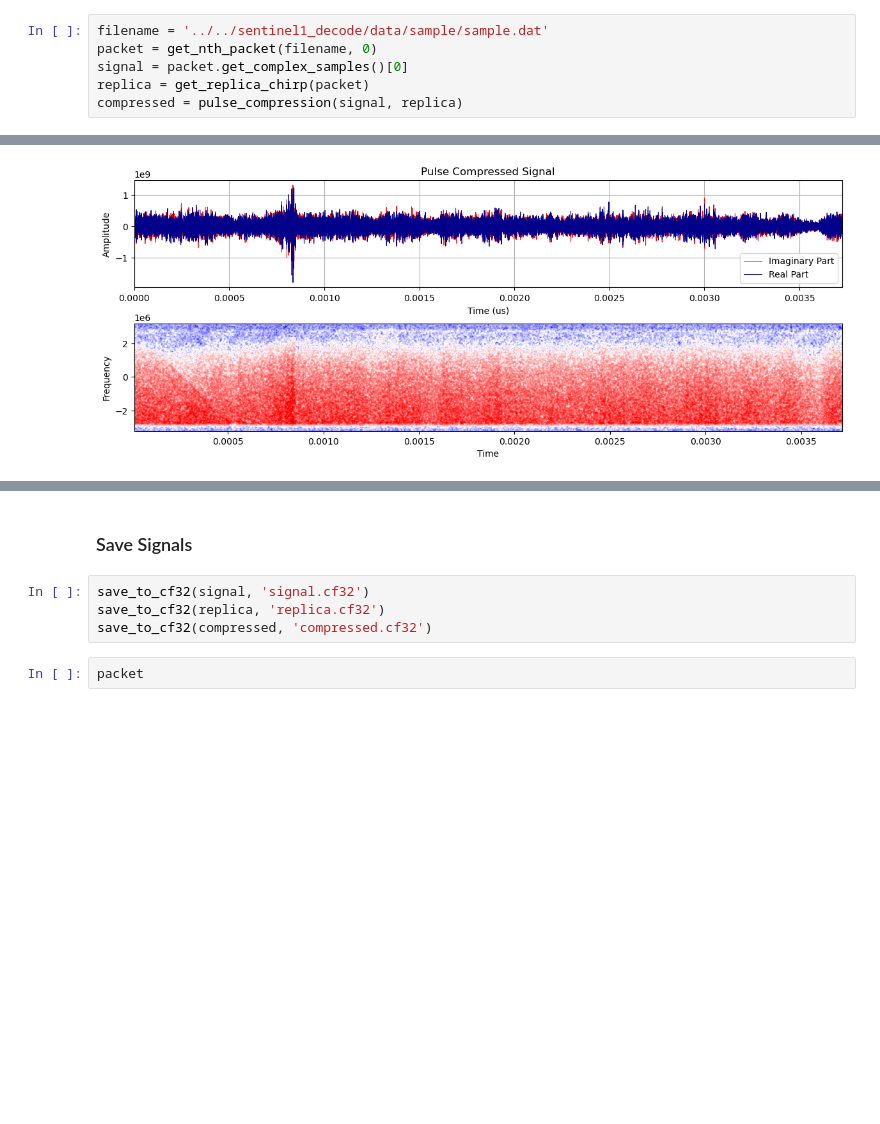
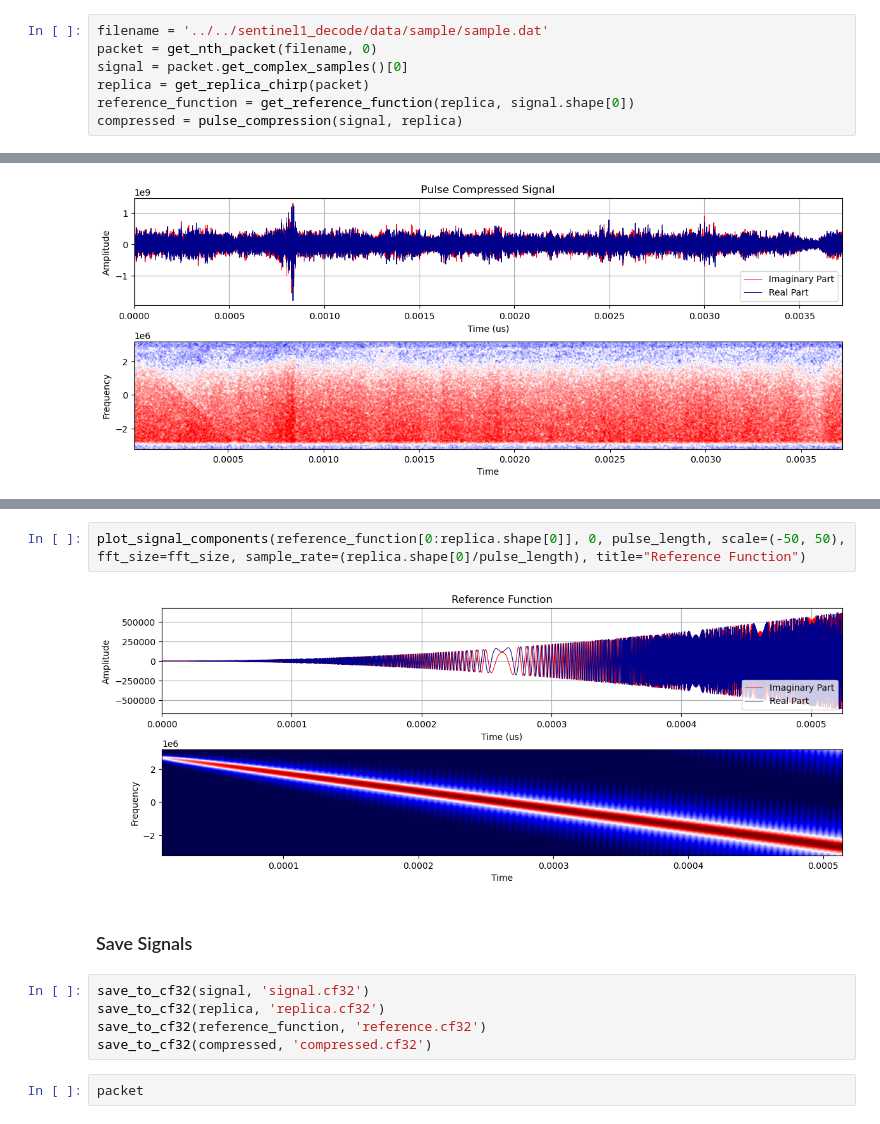
Before and after one commit to AndrewPlayer3/sar_processing, a Jupyter notebook: s1_level0/save_signals.ipynb, the cells around one changed output, grey strips where cells are left out. Saved outputs shown, nothing was run; the diff lists cells and outputs as text; blank space fills up the shorter version.

Commit message:
added reference function

```diff
--- a/s1_level0/save_signals.ipynb
+++ b/s1_level0/save_signals.ipynb
@@ -118,6 +118,7 @@ filename = '../../sentinel1_decode/data/sample/sample.dat'
 packet = get_nth_packet(filename, 0)
 signal = packet.get_complex_samples()[0]
 replica = get_replica_chirp(packet)
+reference_function = get_reference_function(replica, signal.shape[0])
 compressed = pulse_compression(signal, replica)
 # %% [markdown]
 ### Plot Signals
@@ -147,8 +148,13 @@ plot_signal_components(compressed, 0, sampling_window_length, scale=(0, 150), ff
+# %%
+plot_signal_components(reference_function[0:replica.shape[0]], 0, pulse_length, scale=(-50, 50), fft_size=fft_size, sample_rate=(replica.shape[0]/pulse_length), title="Reference Function")
+# %% [output]
+[figure, added]
 # %% [markdown]
 ### Save Signals
 # %%
 save_to_cf32(signal, 'signal.cf32')
 save_to_cf32(replica, 'replica.cf32')
+save_to_cf32(reference_function, 'reference.cf32')
 save_to_cf32(compressed, 'compressed.cf32')
 # %%
 packet
```
Also changed, not shown: parts of 2 cells of this notebook.
